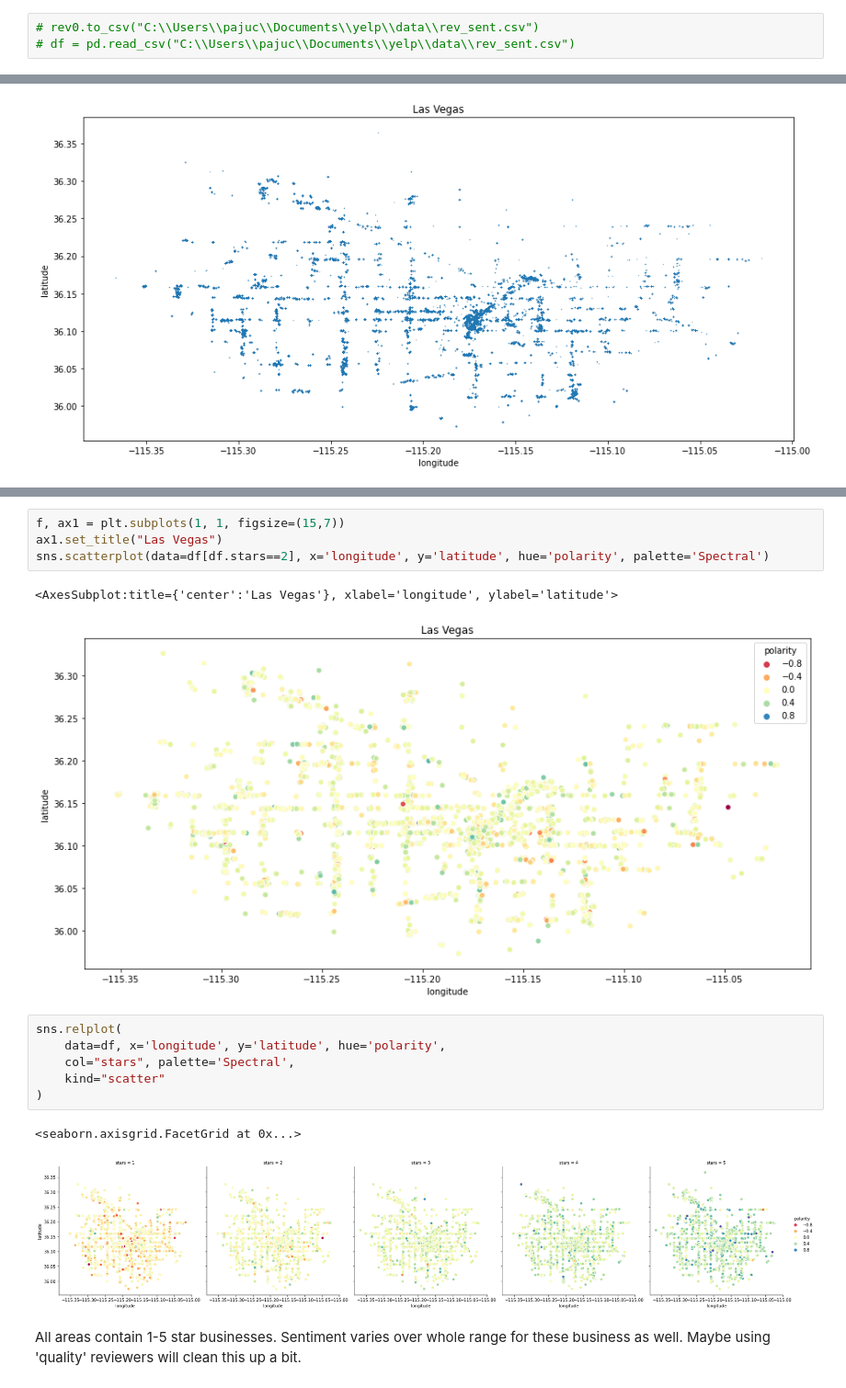
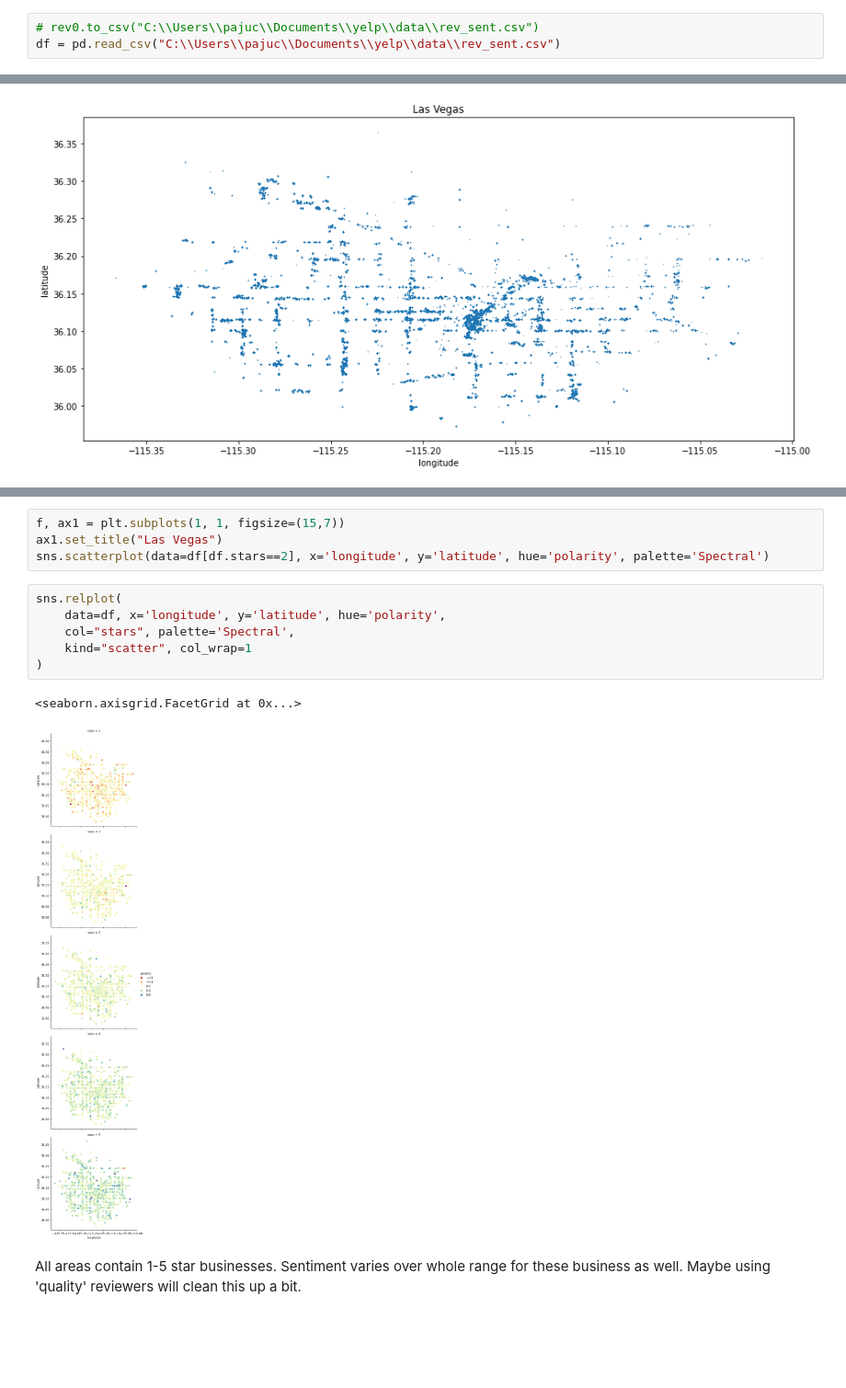
Before and after one commit to danieljbae/CS-4502-Project, a Jupyter notebook: Analysis/reviews_sentiment.ipynb, the cells around one changed output, grey strips where cells are left out. Shown at 92% size. Saved outputs shown, nothing was run; the diff lists cells and outputs as text; blank space fills up the shorter version.

```diff
--- a/Analysis/reviews_sentiment.ipynb
+++ b/Analysis/reviews_sentiment.ipynb
@@ -135,4 +119,4 @@ stars
 Name: polarity, dtype: float64
 # %%
 # rev0.to_csv("C:\\Users\\pajuc\\Documents\\yelp\\data\\rev_sent.csv")
-# df = pd.read_csv("C:\\Users\\pajuc\\Documents\\yelp\\data\\rev_sent.csv")
+df = pd.read_csv("C:\\Users\\pajuc\\Documents\\yelp\\data\\rev_sent.csv")
@@ -156,18 +162,15 @@ import seaborn as sns
 f, ax1 = plt.subplots(1, 1, figsize=(15,7))
 ax1.set_title("Las Vegas")
 sns.scatterplot(data=df[df.stars==2], x='longitude', y='latitude', hue='polarity', palette='Spectral')
-# %% [output]
-<AxesSubplot:title={'center':'Las Vegas'}, xlabel='longitude', ylabel='latitude'>
-[figure, removed]
 # %%
 sns.relplot(
     data=df, x='longitude', y='latitude', hue='polarity',
     col="stars", palette='Spectral',
-    kind="scatter"
+    kind="scatter", col_wrap=1
 )
 # %% [output]
 <seaborn.axisgrid.FacetGrid at 0x...>
-[figure, old version]
+[figure, new version]
 # %% [markdown]
 All areas contain 1-5 star businesses. Sentiment varies over whole range for these business as well.
 Maybe using 'quality' reviewers will clean this up a bit.
```
Also changed, not shown: parts of 41 cells of this notebook.
